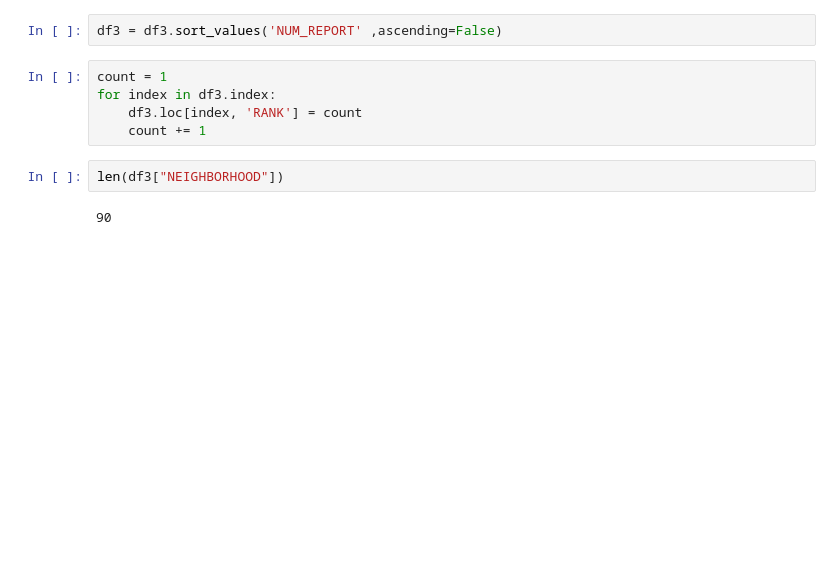
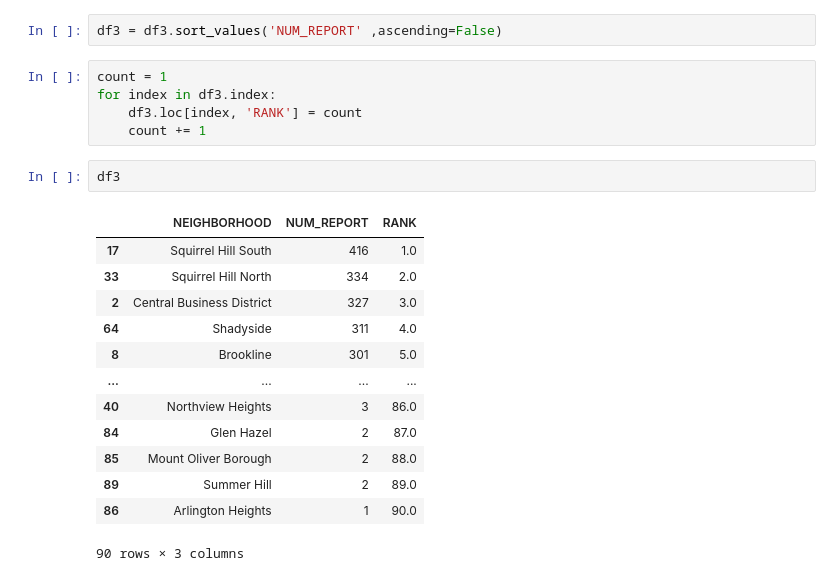
Before and after one commit to mmb181/FinalProject, a Jupyter notebook: Presentation/PresentationNotebook.ipynb, the cells around one changed output. Cells and saved outputs as stored; diff of their text form; blank space fills up the shorter version.

```diff
--- a/Presentation/PresentationNotebook.ipynb
+++ b/Presentation/PresentationNotebook.ipynb
@@ -228,7 +228,19 @@ count = 1
 for index in df3.index:
     df3.loc[index, 'RANK'] = count
     count += 1
-# %%
-len(df3["NEIGHBORHOOD"])
-# %% [output]
-90
+# %%
+df3
+# %% [output]
+|  | NEIGHBORHOOD | NUM_REPORT | RANK |
+| 17 | Squirrel Hill South | 416 | 1.0 |
+| 33 | Squirrel Hill North | 334 | 2.0 |
+| 2 | Central Business District | 327 | 3.0 |
+| 64 | Shadyside | 311 | 4.0 |
+| 8 | Brookline | 301 | 5.0 |
+| ... | ... | ... | ... |
+| 40 | Northview Heights | 3 | 86.0 |
+| 84 | Glen Hazel | 2 | 87.0 |
+| 85 | Mount Oliver Borough | 2 | 88.0 |
+| 89 | Summer Hill | 2 | 89.0 |
+| 86 | Arlington Heights | 1 | 90.0 |
+90 rows × 3 columns
```
